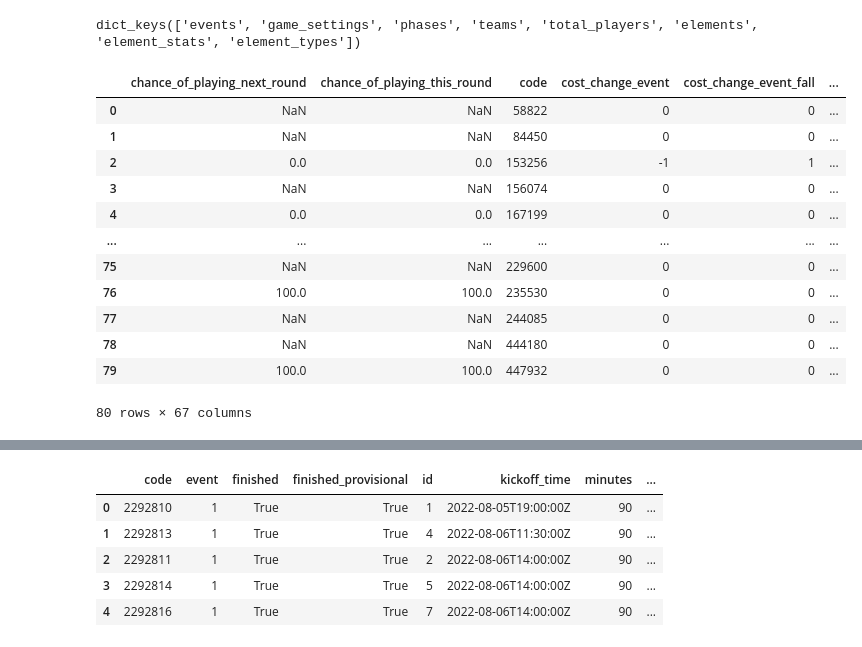
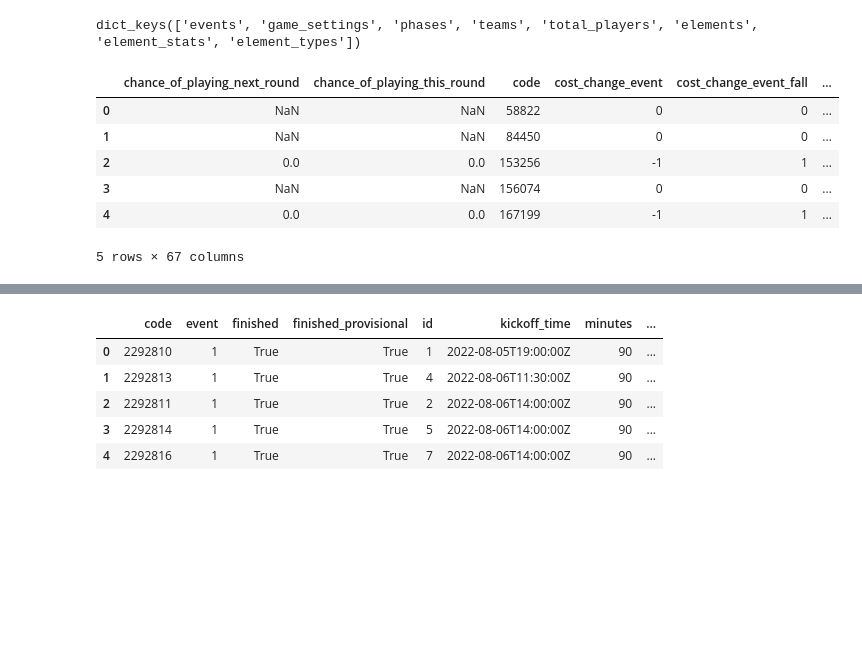
Before and after one commit to laniyadapo/FantasyPremierLeague, a Jupyter notebook: fantasy_test.ipynb, the cells around one changed output, grey strips where cells are left out. Cells and saved outputs as stored; diff of their text form; code cells hidden in the pictures; blank space fills up the shorter version.

```diff
--- a/fantasy_test.ipynb
+++ b/fantasy_test.ipynb
@@ -406,18 +221,12 @@ players_df = pd.DataFrame(current_season['elements'])
 element_stats_df = pd.DataFrame(current_season['element_stats'])
 element_types_df = pd.DataFrame(current_season['element_types'])
 # %%
-players_df.head(80)
+players_df.head()
 # %% [output]
 |  | chance_of_playing_next_round | chance_of_playing_this_round | code | cost_change_event | cost_change_event_fall | ... |
 | 0 | NaN | NaN | 58822 | 0 | 0 | ... |
 | 1 | NaN | NaN | 84450 | 0 | 0 | ... |
 | 2 | 0.0 | 0.0 | 153256 | -1 | 1 | ... |
 | 3 | NaN | NaN | 156074 | 0 | 0 | ... |
-| 4 | 0.0 | 0.0 | 167199 | 0 | 0 | ... |
-| ... | ... | ... | ... | ... | ... | ... |
-| 75 | NaN | NaN | 229600 | 0 | 0 | ... |
-| 76 | 100.0 | 100.0 | 235530 | 0 | 0 | ... |
-| 77 | NaN | NaN | 244085 | 0 | 0 | ... |
-| 78 | NaN | NaN | 444180 | 0 | 0 | ... |
-| 79 | 100.0 | 100.0 | 447932 | 0 | 0 | ... |
+| 4 | 0.0 | 0.0 | 167199 | -1 | 1 | ... |
-80 rows × 67 columns
+5 rows × 67 columns
```
Also changed, not shown: parts of 23 cells of this notebook.
